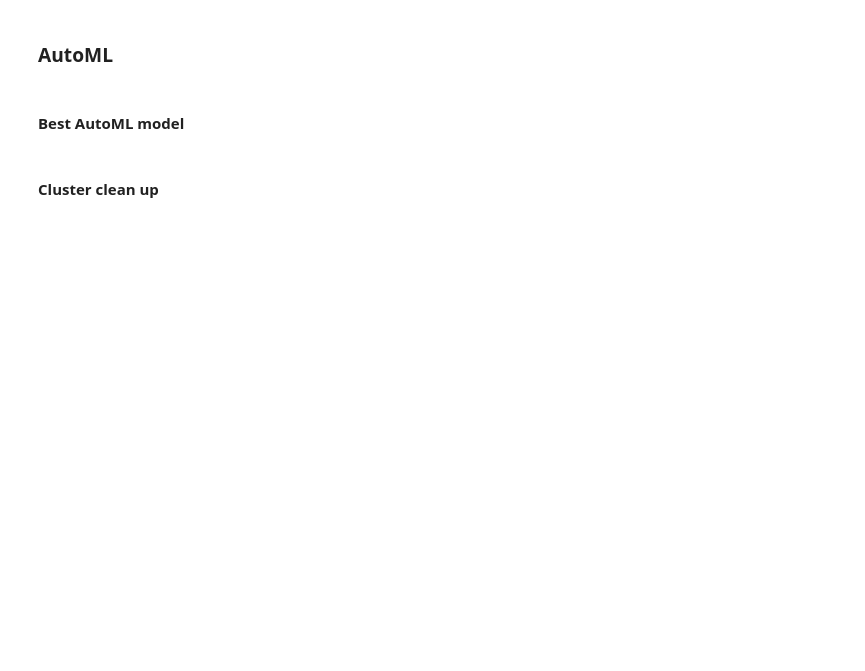
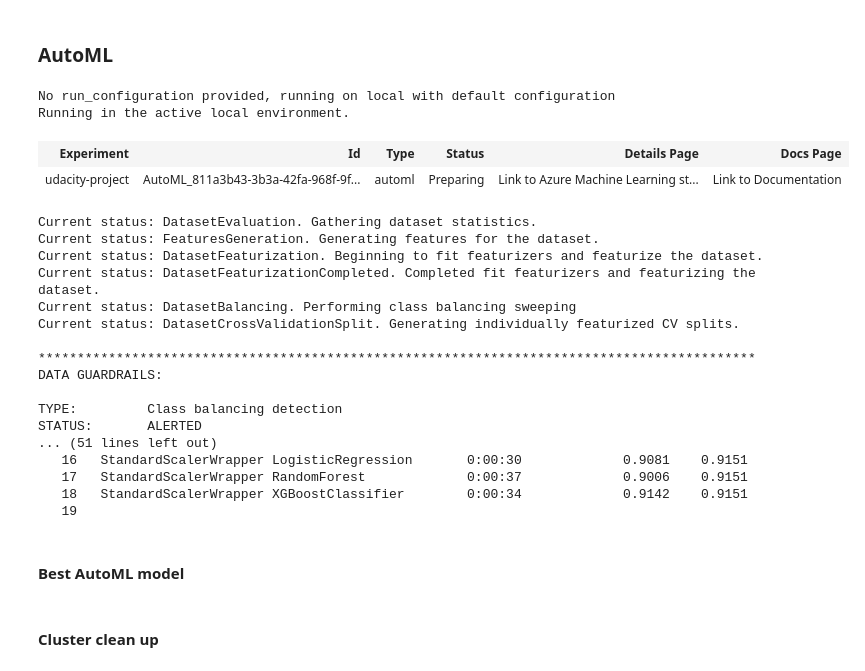
Before and after one commit to suhaspsr/ML-AZ-Project1-Optimizing-an-ML-Pipeline-in-Azure, a Jupyter notebook: udacity-project.ipynb, the cells around one changed output. Saved outputs shown, nothing was run; the diff lists cells and outputs as text; code cells hidden in the pictures; blank space fills up the shorter version.

```diff
--- a/udacity-project.ipynb
+++ b/udacity-project.ipynb
@@ -115,8 +208,30 @@ automl_config = AutoMLConfig(
 # %%
 # Submit your automl run
 
 ### YOUR CODE HERE ###
-auto_run = experiment.submit(config=automl_config, show_output=True)
+auto_run = exp.submit(config=automl_config, show_output=True)
+# %% [output]
+No run_configuration provided, running on local with default configuration
+Running in the active local environment.
+| Experiment | Id | Type | Status | Details Page | Docs Page |
+| udacity-project | AutoML_811a3b43-3b3a-42fa-968f-9f... | automl | Preparing | Link to Azure Machine Learning st... | Link to Documentation |
+Current status: DatasetEvaluation. Gathering dataset statistics.
+Current status: FeaturesGeneration. Generating features for the dataset.
+Current status: DatasetFeaturization. Beginning to fit featurizers and featurize the dataset.
+Current status: DatasetFeaturizationCompleted. Completed fit featurizers and featurizing the dataset.
+Current status: DatasetBalancing. Performing class balancing sweeping
+Current status: DatasetCrossValidationSplit. Generating individually featurized CV splits.
+
+********************************************************************************************
+DATA GUARDRAILS:
+
+TYPE:         Class balancing detection
+STATUS:       ALERTED
+... (51 lines left out)
+   16   StandardScalerWrapper LogisticRegression       0:00:30             0.9081    0.9151
+   17   StandardScalerWrapper RandomForest             0:00:37             0.9006    0.9151
+   18   StandardScalerWrapper XGBoostClassifier        0:00:34             0.9142    0.9151
+   19
 # %%
 # Retrieve and save your best automl model.
 
```
Also changed, not shown: parts of 17 cells of this notebook.
